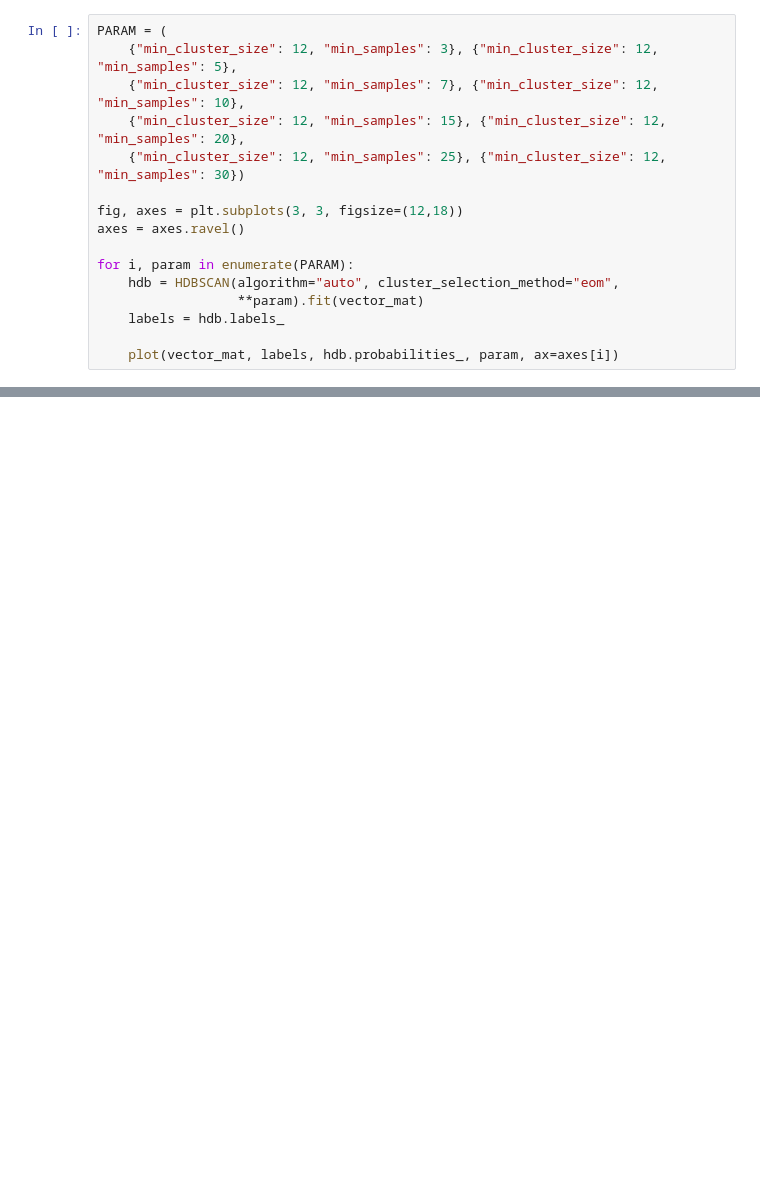
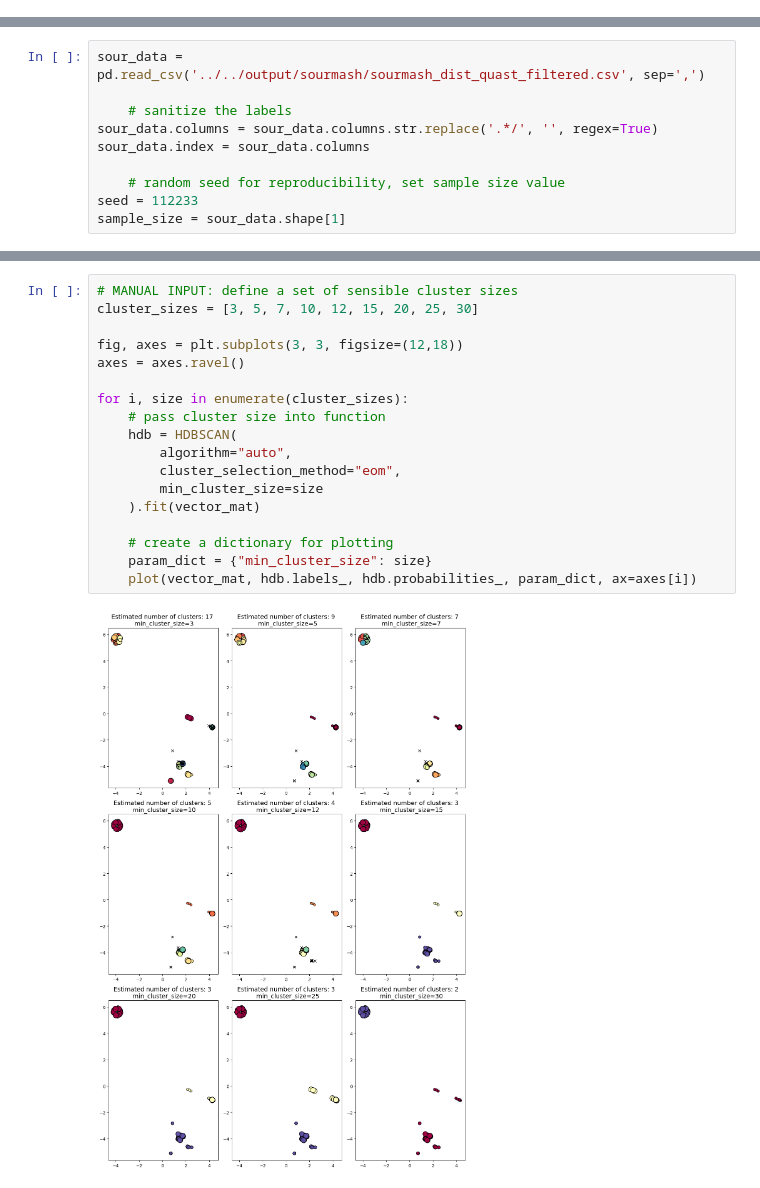
Before and after one commit to azmigueldario/giardia_mlst_2023, a Jupyter notebook: scripts/clustering_tsne/tsne_notebook.ipynb, the cells around one changed output, grey strips where cells are left out. Cells and saved outputs as stored; diff of their text form; blank space fills up the shorter version.

Commit message:
Update: add clustering approach

```diff
--- a/scripts/clustering_tsne/tsne_notebook.ipynb
+++ b/scripts/clustering_tsne/tsne_notebook.ipynb
@@ -213,16 +0,0 @@ Now we will check the importance of `min_samples` with minimum cluster sizes of
-# %%
-PARAM = (
-    {"min_cluster_size": 12, "min_samples": 3}, {"min_cluster_size": 12, "min_samples": 5},
-    {"min_cluster_size": 12, "min_samples": 7}, {"min_cluster_size": 12, "min_samples": 10},
-    {"min_cluster_size": 12, "min_samples": 15}, {"min_cluster_size": 12, "min_samples": 20},
-    {"min_cluster_size": 12, "min_samples": 25}, {"min_cluster_size": 12, "min_samples": 30})
-
-fig, axes = plt.subplots(3, 3, figsize=(12,18))
-axes = axes.ravel()
-
-for i, param in enumerate(PARAM):
-    hdb = HDBSCAN(algorithm="auto", cluster_selection_method="eom",
-                  **param).fit(vector_mat)
-    labels = hdb.labels_
-
-    plot(vector_mat, labels, hdb.probabilities_, param, ax=axes[i])
@@ -331,0 +40,10 @@ Sampled matrix
+# %%
+sour_data = pd.read_csv('../../output/sourmash/sourmash_dist_quast_filtered.csv', sep=',')
+
+    # sanitize the labels
+sour_data.columns = sour_data.columns.str.replace('.*/', '', regex=True)
+sour_data.index = sour_data.columns
+
+    # random seed for reproducibility, set sample size value
+seed = 112233
+sample_size = sour_data.shape[1]
@@ -331,0 +201,20 @@ Sampled matrix
+# %%
+# MANUAL INPUT: define a set of sensible cluster sizes
+cluster_sizes = [3, 5, 7, 10, 12, 15, 20, 25, 30]
+
+fig, axes = plt.subplots(3, 3, figsize=(12,18))
+axes = axes.ravel()
+
+for i, size in enumerate(cluster_sizes):
+    # pass cluster size into function
+    hdb = HDBSCAN(
+        algorithm="auto",
+        cluster_selection_method="eom",
+        min_cluster_size=size
+    ).fit(vector_mat)
+
+    # create a dictionary for plotting
+    param_dict = {"min_cluster_size": size}
+    plot(vector_mat, hdb.labels_, hdb.probabilities_, param_dict, ax=axes[i])
+# %% [output]
+[figure, added]
```
Also changed, not shown: parts of 40 cells of this notebook, 9 other files.
